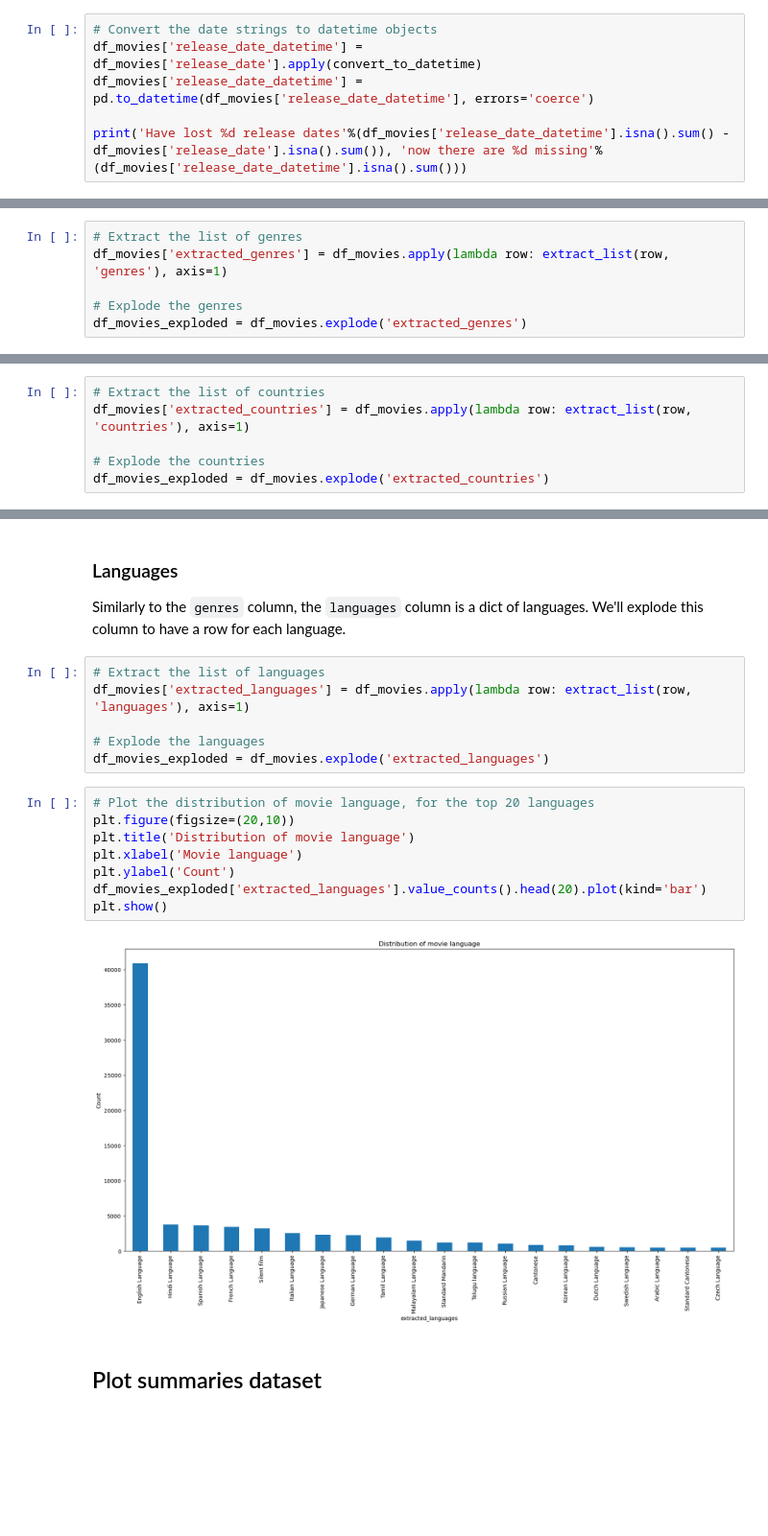
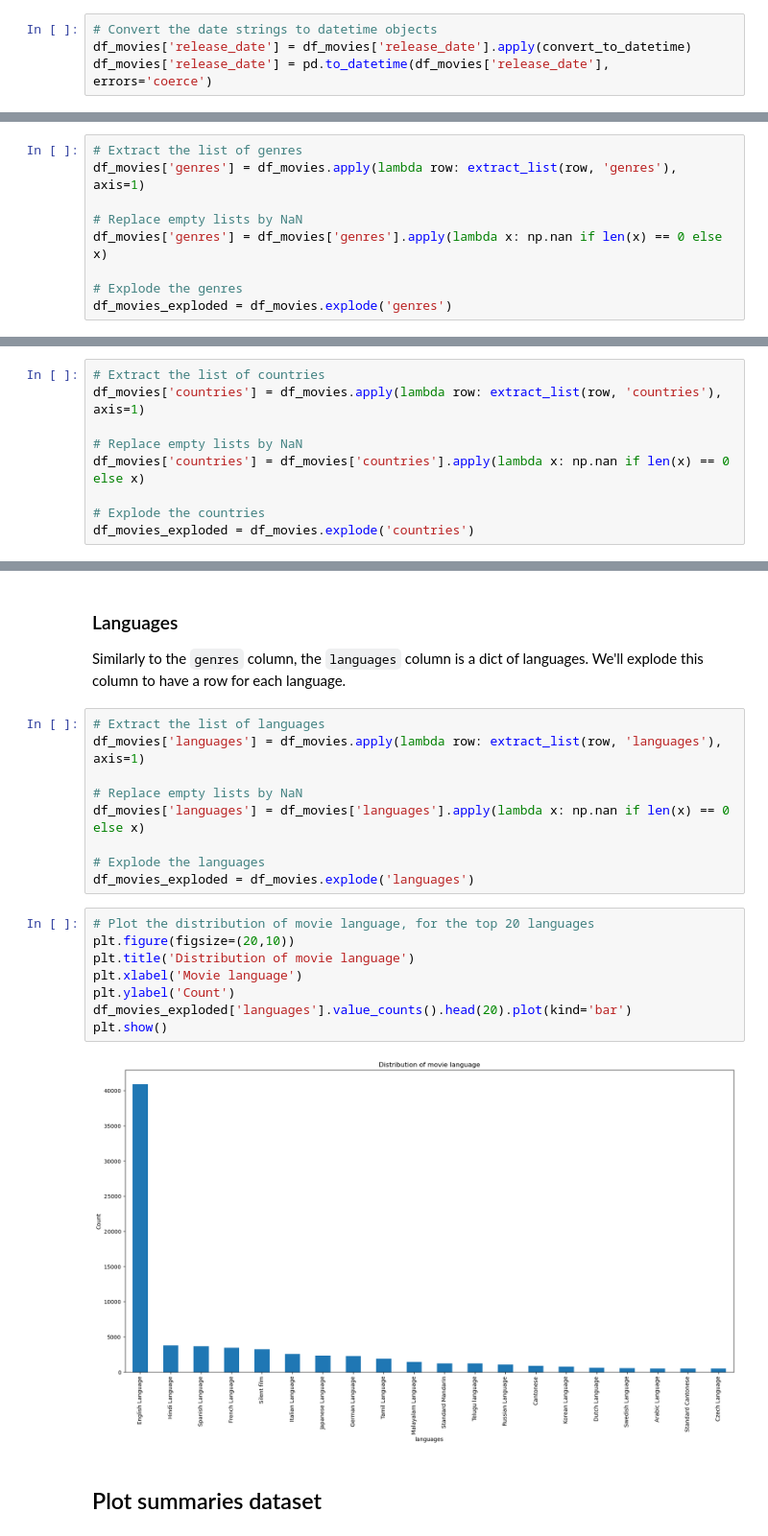
Before and after one commit to epfl-ada/ada-2024-project-datamigos, a Jupyter notebook: milestone_2.ipynb, the cells around one changed output, grey strips where cells are left out. Shown: that part at 96% size. Saved outputs shown, nothing was run; the diff lists cells and outputs as text; blank space fills up the shorter version.

```diff
--- a/milestone_2.ipynb
+++ b/milestone_2.ipynb
@@ -292,7 +294,5 @@ Looking at the output, we observe that:
 We have a similar date problem as the one we had with the characters dataset. We'll fix it the same way.
 # %%
 # Convert the date strings to datetime objects
-df_movies['release_date_datetime'] = df_movies['release_date'].apply(convert_to_datetime)
-df_movies['release_date_datetime'] = pd.to_datetime(df_movies['release_date_datetime'], errors='coerce')
-
-print('Have lost %d release dates'%(df_movies['release_date_datetime'].isna().sum() - df_movies['release_date'].isna().sum()), 'now there are %d missing'%(df_movies['release_date_datetime'].isna().sum()))
+df_movies['release_date'] = df_movies['release_date'].apply(convert_to_datetime)
+df_movies['release_date'] = pd.to_datetime(df_movies['release_date'], errors='coerce')
@@ -340,9 +338,12 @@ The `genres` feature is represented by a dict, we'll explode this column to have
 # %%
 # Extract the list of genres
-df_movies['extracted_genres'] = df_movies.apply(lambda row: extract_list(row, 'genres'), axis=1)
+df_movies['genres'] = df_movies.apply(lambda row: extract_list(row, 'genres'), axis=1)
+
+# Replace empty lists by NaN
+df_movies['genres'] = df_movies['genres'].apply(lambda x: np.nan if len(x) == 0 else x)
 
 # Explode the genres
-df_movies_exploded = df_movies.explode('extracted_genres')
+df_movies_exploded = df_movies.explode('genres')
 # %%
 # Plot the distribution of movie genres, for the top 20 genres
 plt.figure(figsize=(20,10))
@@ -359,10 +360,13 @@ plt.show()
 Similarly to the `genres` column, the `countries` column is a dict of countries. We'll explode this column to have a row for each country.
 # %%
 # Extract the list of countries
-df_movies['extracted_countries'] = df_movies.apply(lambda row: extract_list(row, 'countries'), axis=1)
+df_movies['countries'] = df_movies.apply(lambda row: extract_list(row, 'countries'), axis=1)
+
+# Replace empty lists by NaN
+df_movies['countries'] = df_movies['countries'].apply(lambda x: np.nan if len(x) == 0 else x)
 
 # Explode the countries
-df_movies_exploded = df_movies.explode('extracted_countries')
+df_movies_exploded = df_movies.explode('countries')
 # %%
 # Plot the distribution of movie countries, for the top 20 countries
 plt.figure(figsize=(20,10))
@@ -379,20 +385,23 @@ plt.show()
 Similarly to the `genres` column, the `languages` column is a dict of languages. We'll explode this column to have a row for each language.
 # %%
 # Extract the list of languages
-df_movies['extracted_languages'] = df_movies.apply(lambda row: extract_list(row, 'languages'), axis=1)
+df_movies['languages'] = df_movies.apply(lambda row: extract_list(row, 'languages'), axis=1)
+
+# Replace empty lists by NaN
+df_movies['languages'] = df_movies['languages'].apply(lambda x: np.nan if len(x) == 0 else x)
 
 # Explode the languages
-df_movies_exploded = df_movies.explode('extracted_languages')
+df_movies_exploded = df_movies.explode('languages')
 # %%
 # Plot the distribution of movie language, for the top 20 languages
 plt.figure(figsize=(20,10))
 plt.title('Distribution of movie language')
 plt.xlabel('Movie language')
 plt.ylabel('Count')
-df_movies_exploded['extracted_languages'].value_counts().head(20).plot(kind='bar')
+df_movies_exploded['languages'].value_counts().head(20).plot(kind='bar')
 plt.show()
 # %% [output]
-[figure, old version]
+[figure, new version]
 # %% [markdown]
 ## Plot summaries dataset
 # %%
```
Also changed, not shown: parts of 28 cells of this notebook, 9 other files.
